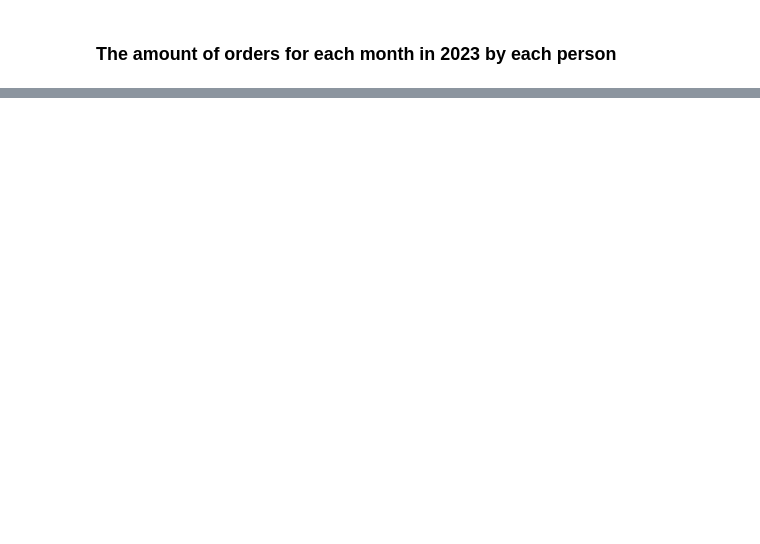
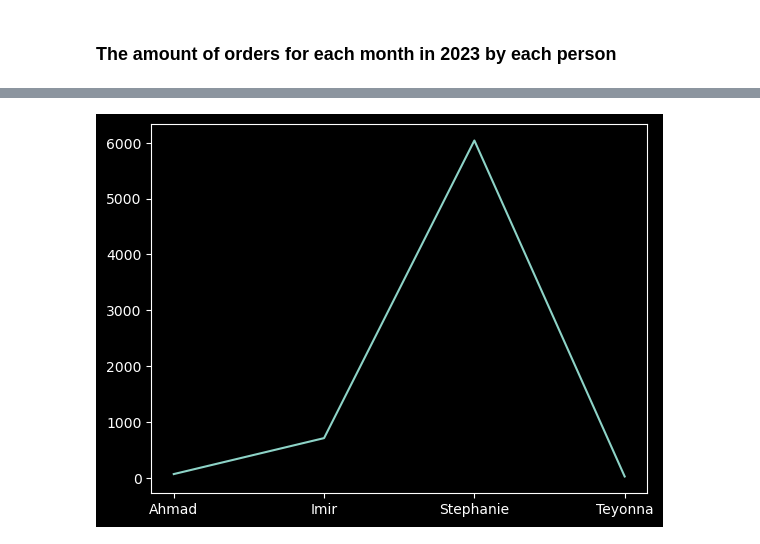
Before and after one commit to imirransom7/Amazon-Order-History, a Jupyter notebook: imir_amazon_order_history/orders.ipynb, the cells around one changed output, grey strips where cells are left out. Saved outputs shown, nothing was run; the diff lists cells and outputs as text; code cells hidden in the pictures; blank space fills up the shorter version.

```diff
--- a/imir_amazon_order_history/orders.ipynb
+++ b/imir_amazon_order_history/orders.ipynb
@@ -245,0 +330,5 @@ current_overall_sum
+# %%
+plt.plot(x, y)
+plt.show()
+# %% [output]
+[figure, added]
```
Also changed, not shown: parts of 7 cells of this notebook, 2 other files.
